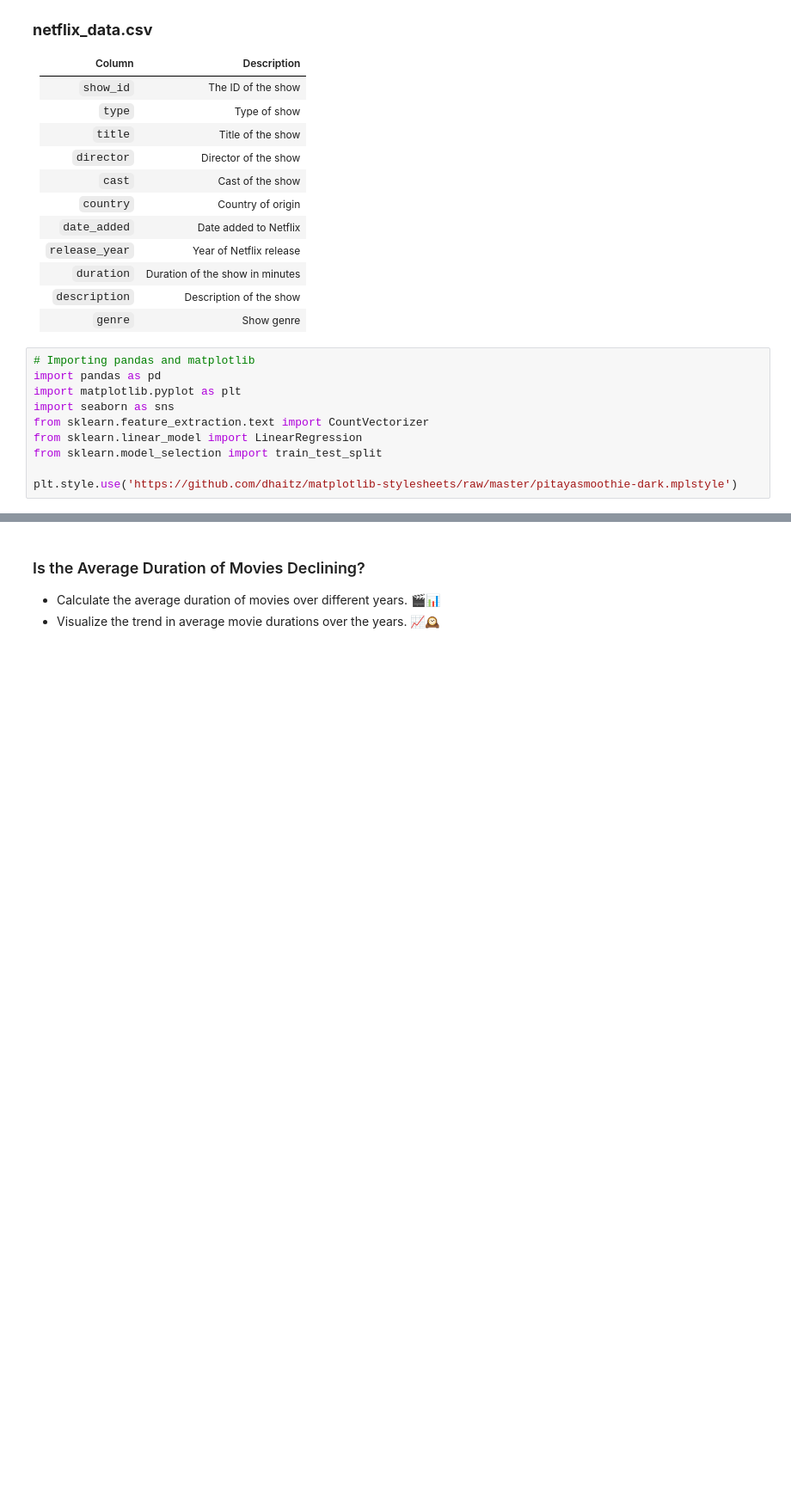
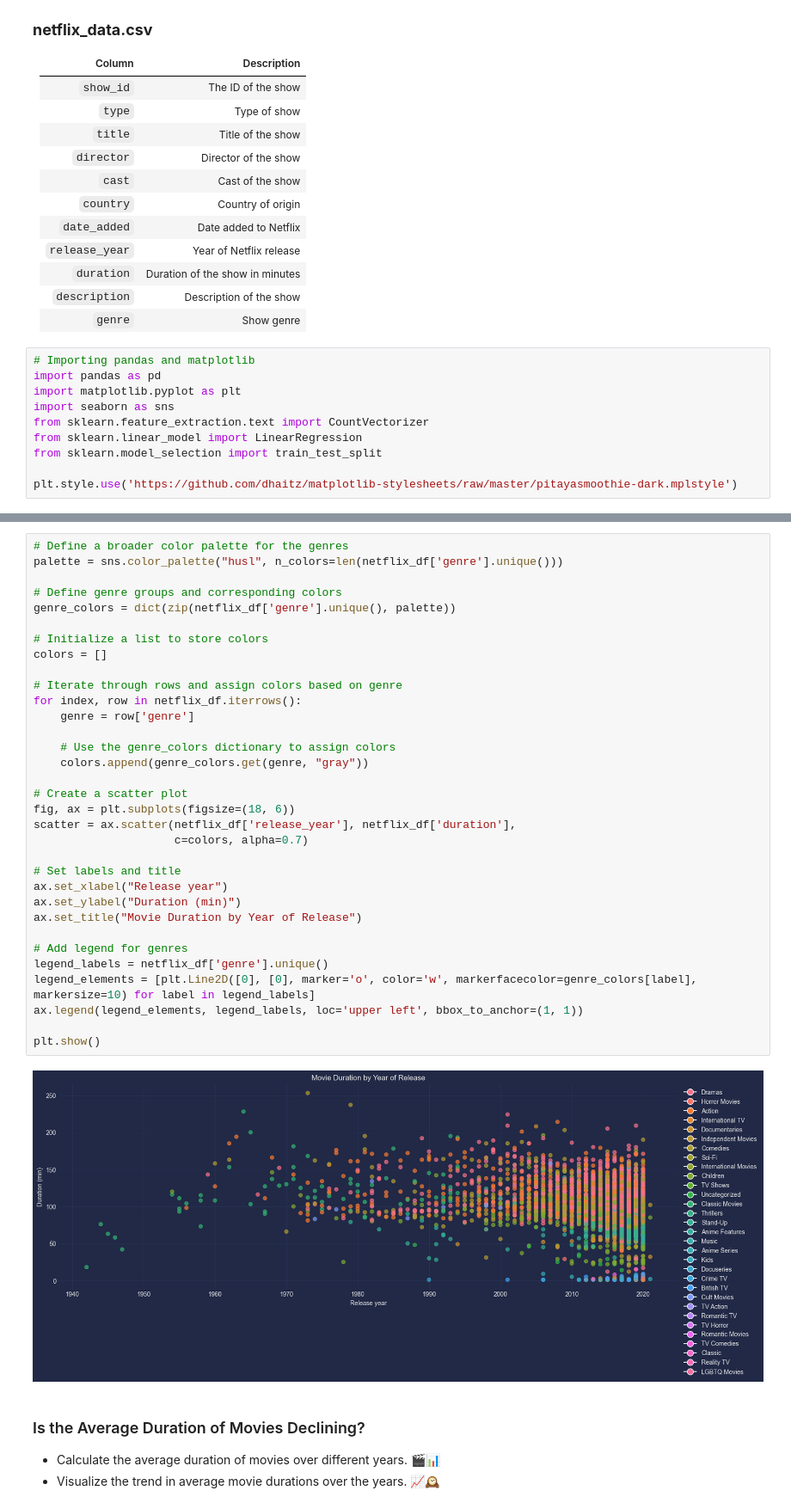
Before and after one commit to MahmoudNamNam/Data-Analysis-Projects, a Jupyter notebook: Investigating Netflix Movies/Investigating Netflix Movies..ipynb, the cells around one changed output, grey strips where cells are left out. Shown at 86% size. Saved outputs shown, nothing was run; the diff lists cells and outputs as text; blank space fills up the shorter version.

```diff
--- a/Investigating Netflix Movies/Investigating Netflix Movies..ipynb
+++ b/Investigating Netflix Movies/Investigating Netflix Movies..ipynb
@@ -46,3 +51,38 @@ netflix_df.head()
+# %%
+# Define a broader color palette for the genres
+palette = sns.color_palette("husl", n_colors=len(netflix_df['genre'].unique()))
+
+# Define genre groups and corresponding colors
+genre_colors = dict(zip(netflix_df['genre'].unique(), palette))
+
+# Initialize a list to store colors
+colors = []
+
+# Iterate through rows and assign colors based on genre
+for index, row in netflix_df.iterrows():
+    genre = row['genre']
+
+    # Use the genre_colors dictionary to assign colors
+    colors.append(genre_colors.get(genre, "gray"))
+
+# Create a scatter plot
+fig, ax = plt.subplots(figsize=(18, 6))
+scatter = ax.scatter(netflix_df['release_year'], netflix_df['duration'],
+                     c=colors, alpha=0.7)
+
+# Set labels and title
+ax.set_xlabel("Release year")
+ax.set_ylabel("Duration (min)")
+ax.set_title("Movie Duration by Year of Release")
+
+# Add legend for genres
+legend_labels = netflix_df['genre'].unique()
+legend_elements = [plt.Line2D([0], [0], marker='o', color='w', markerfacecolor=genre_colors[label], markersize=10) for label in legend_labels]
+ax.legend(legend_elements, legend_labels, loc='upper left', bbox_to_anchor=(1, 1))
+
+plt.show()
+# %% [output]
+[figure, added]
 # %% [markdown]
 ### Is the Average Duration of Movies Declining?
 
```
Also changed, not shown: parts of 9 cells of this notebook.
